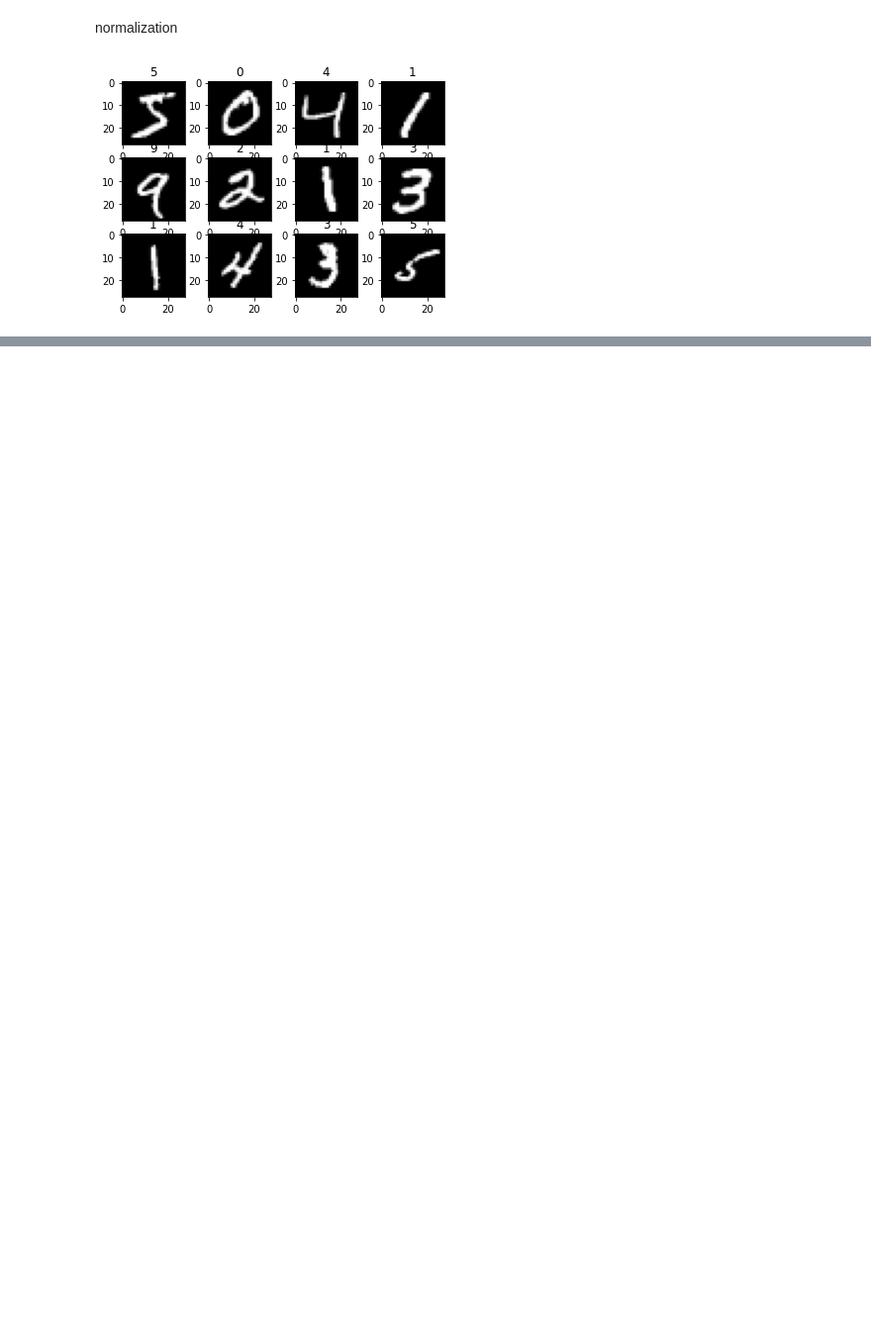
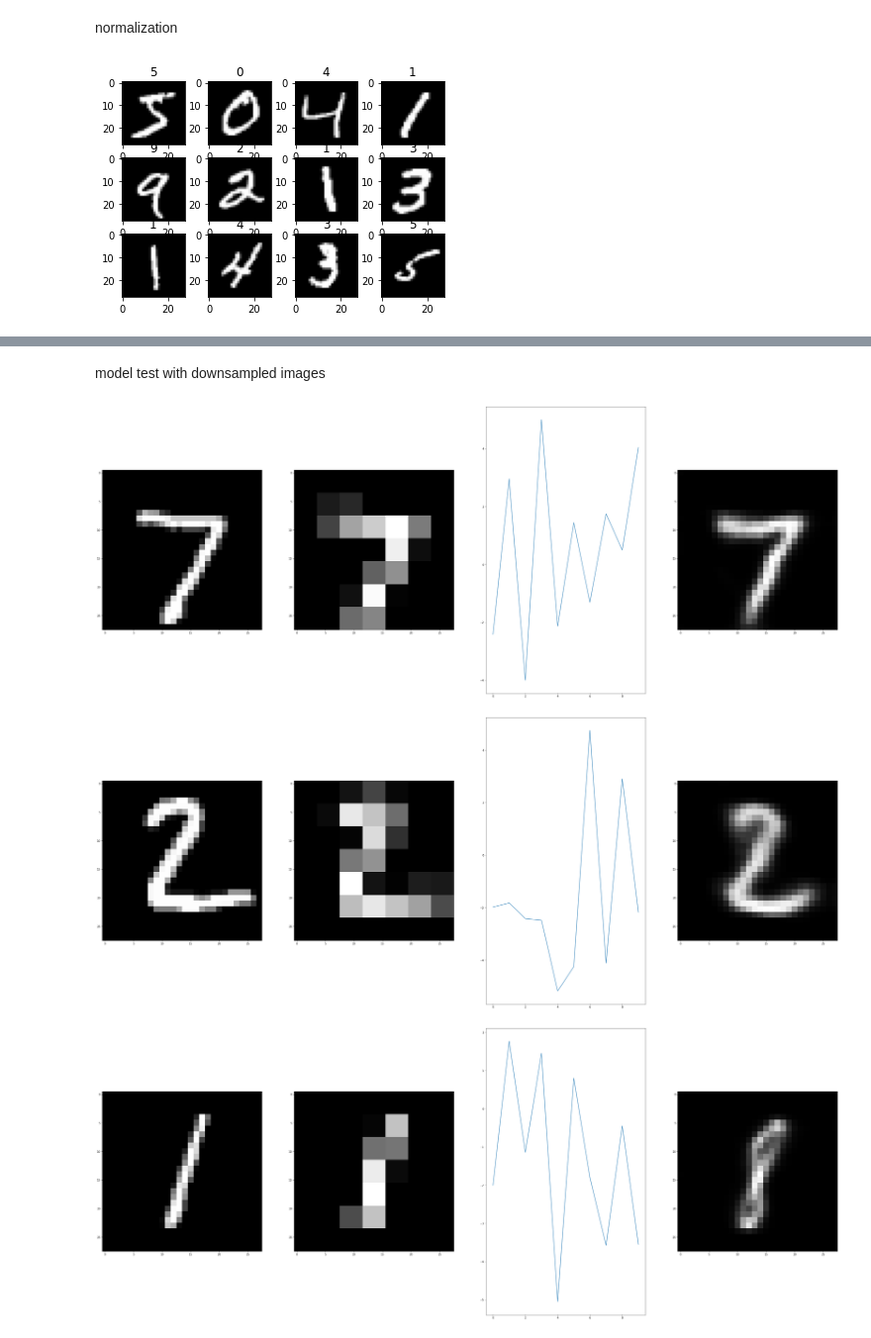
Before and after one commit to carloshernangarrido/deeplearning, a Jupyter notebook: autoencoder.ipynb, the cells around one changed output, grey strips where cells are left out. Shown at 99% size. Drawn from its saved outputs; the diff is of its cells as text; code cells hidden in the pictures; blank space fills up the shorter version.

```diff
--- a/autoencoder.ipynb
+++ b/autoencoder.ipynb
@@ -36,0 +146,22 @@ for i, x, y in zip(range(n_samples), x_train[0:n_samples], y_train_original[0:n_
+# %% [markdown]
+model test with downsampled images
+# %%
+from numpy.core.fromnumeric import size
+decimation = 4
+for i_test in range(10):
+  img = x_test[i_test]
+  img_ = cv2.resize(img, (img.shape[1]//decimation, img.shape[0]//decimation), interpolation=cv2.INTER_AREA)
+  downsampled = cv2.resize(img_, (img.shape[1], img.shape[0]), interpolation=cv2.INTER_AREA)
+  enc_out = enc_model.predict(downsampled.reshape(-1, 28, 28))
+  aenc_out = aenc_model.predict(downsampled.reshape(-1, 28, 28))
+
+  fig, axs = plt.subplots(ncols=4, nrows=1, figsize=(50,20))
+  axs1D = axs.flatten()
+  axs1D[0].imshow(img, cmap='gray')
+  axs1D[1].imshow(downsampled, cmap='gray')
+  axs1D[2].plot(np.array(range(latent_dim)).reshape((1, latent_dim)).T, enc_out.T)
+  axs1D[3].imshow(aenc_out.reshape(28,28), cmap='gray')
+# %% [output]
+[figure, added]
+[figure, added]
+[figure, added]
```
Also changed, not shown: parts of 10 cells of this notebook.
